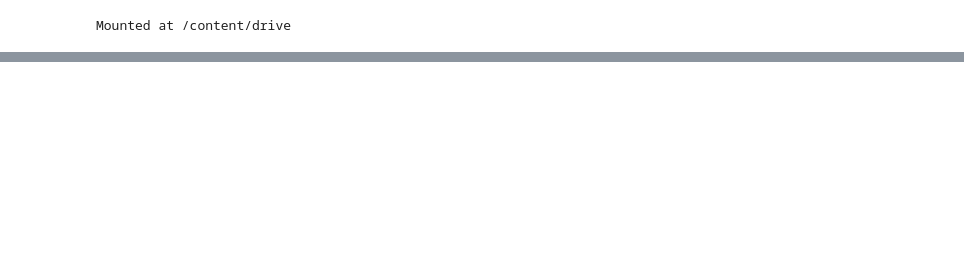
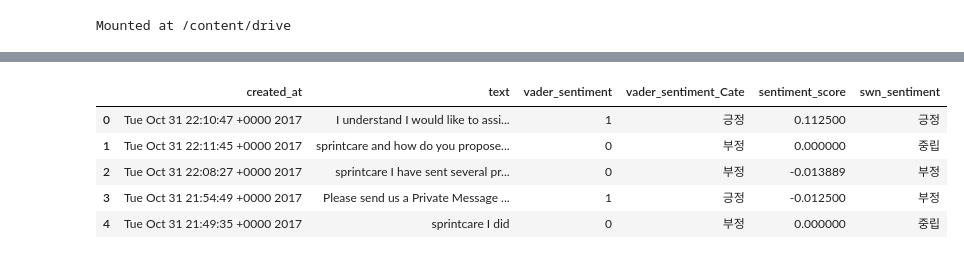
Before and after one commit to shkwo-n/Customer_Support_on_Twitter_Sentiment_analysis, a Jupyter notebook: CST.ipynb, the cells around one changed output, grey strips where cells are left out. Cells and saved outputs as stored; diff of their text form; code cells hidden in the pictures; blank space fills up the shorter version.

```diff
--- a/CST.ipynb
+++ b/CST.ipynb
@@ -68,0 +83,16 @@ twcs
+# %%
+from nltk.sentiment.vader import SentimentIntensityAnalyzer
+import nltk
+nltk.download('vader_lexicon')
+
+def vader_polarity(review, threshold = 0.1):
+
+    # VADER 객체로 감성 지수 산출
+    analyzer = SentimentIntensityAnalyzer()
+    scores = analyzer.polarity_scores(review)
+
+    # 감성 지수가 threshold 보다 크거나 같으면 1, 그렇지 않으면 0
+    agg_score = scores['compound']
+    final_sentiment = 1 if agg_score >= threshold else 0
+
+    return final_sentiment
@@ -68,0 +102,5 @@ twcs
+# %%
+# 각 문서별로 긍정/부정 판단 (1:긍정, 0:부정)
+sample_twcs['vader_sentiment'] = sample_twcs['text'].apply( lambda x : vader_polarity(x, 0.1) )
+# %%
+sample_twcs['vader_sentiment_Cate'] = sample_twcs['vader_sentiment'].apply( lambda x : "긍정" if x==1 else "부정" )
@@ -151,0 +165,17 @@ See the caveats in the documentation: https://pandas.pydata.org/pandas-docs/stab
+# %%
+# 점수 계산
+
+sample_twcs['sentiment_score'] = sample_twcs['text'].apply(calculate_sentiment_score)
+
+# 점수를 기준으로 라벨링
+sample_twcs['swn_sentiment'] = sample_twcs['sentiment_score'].apply(lambda x: '긍정' if x > 0 else ('부정' if x < 0 else '중립'))
+# %%
+# 결과 확인
+sample_twcs.head()
+# %% [output]
+|  | created_at | text | vader_sentiment | vader_sentiment_Cate | sentiment_score | swn_sentiment |
+| 0 | Tue Oct 31 22:10:47 +0000 2017 | I understand I would like to assi... | 1 | 긍정 | 0.112500 | 긍정 |
+| 1 | Tue Oct 31 22:11:45 +0000 2017 | sprintcare and how do you propose... | 0 | 부정 | 0.000000 | 중립 |
+| 2 | Tue Oct 31 22:08:27 +0000 2017 | sprintcare I have sent several pr... | 0 | 부정 | -0.013889 | 부정 |
+| 3 | Tue Oct 31 21:54:49 +0000 2017 | Please send us a Private Message ... | 1 | 긍정 | -0.012500 | 부정 |
+| 4 | Tue Oct 31 21:49:35 +0000 2017 | sprintcare I did | 0 | 부정 | 0.000000 | 중립 |
```
Also changed, not shown: parts of 11 cells of this notebook.
